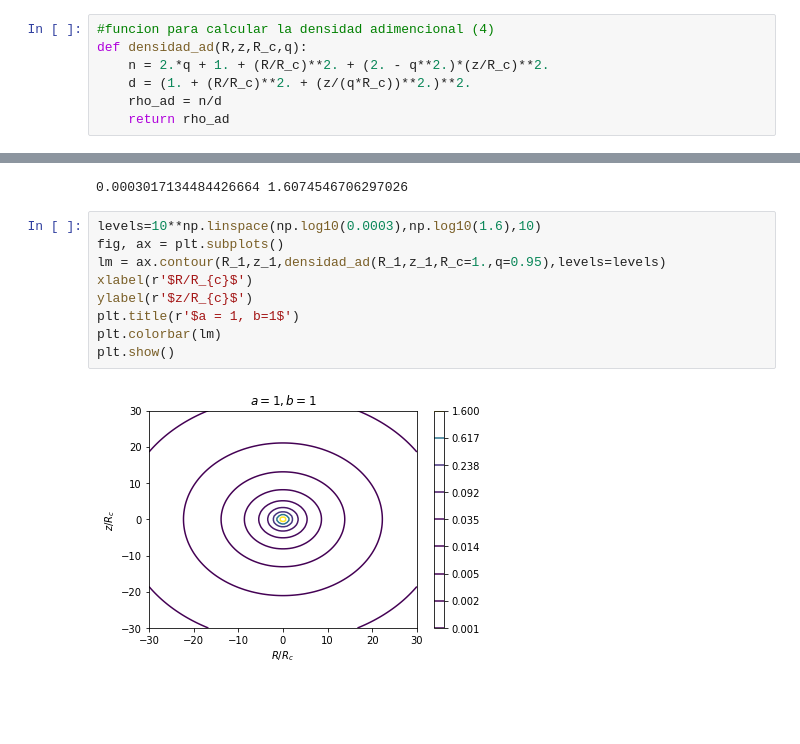
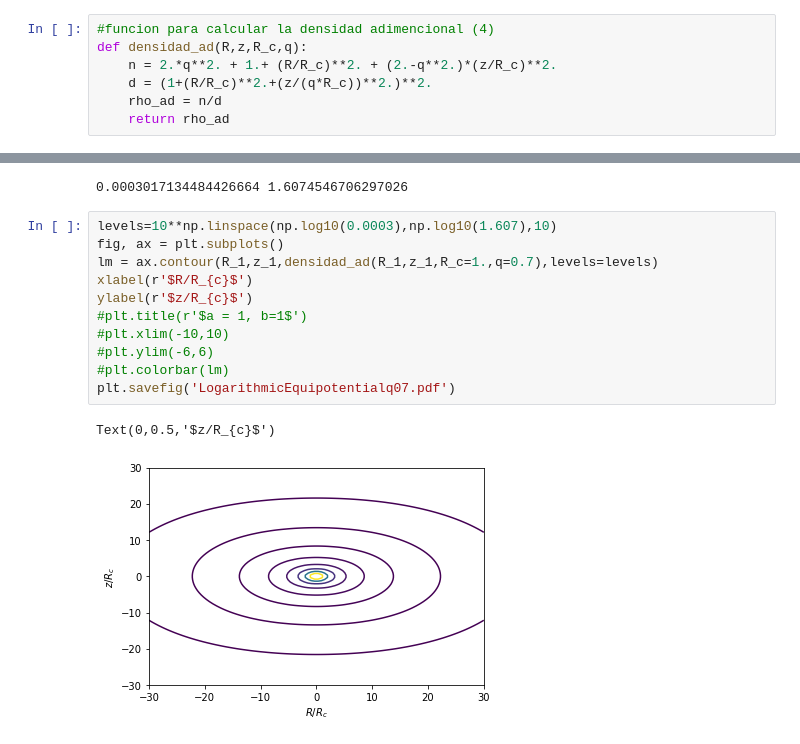
Before and after one commit to atalianb/ParaTesis, a Jupyter notebook: Logarithmic_potentials_v2.ipynb, the cells around one changed output, grey strips where cells are left out. Cells and saved outputs as stored; diff of their text form; blank space fills up the shorter version.

```diff
--- a/Logarithmic_potentials_v2.ipynb
+++ b/Logarithmic_potentials_v2.ipynb
@@ -44,8 +45,8 @@ plt.show()
 # %%
 #funcion para calcular la densidad adimencional (4)
 def densidad_ad(R,z,R_c,q):
-    n = 2.*q + 1. + (R/R_c)**2. + (2. - q**2.)*(z/R_c)**2.
-    d = (1. + (R/R_c)**2. + (z/(q*R_c))**2.)**2.
+    n = 2.*q**2. + 1.+ (R/R_c)**2. + (2.-q**2.)*(z/R_c)**2.
+    d = (1+(R/R_c)**2.+(z/(q*R_c))**2.)**2.
     rho_ad = n/d
     return rho_ad
 # %%
@@ -99,13 +116,16 @@ print np.min(densidad_ad(R_1,z_1,R_c=1.,q=0.7)),np.max(densidad_ad(R_1,z_1,R_c=1
 # %% [output]
 0.0003017134484426664 1.6074546706297026
 # %%
-levels=10**np.linspace(np.log10(0.0003),np.log10(1.6),10)
+levels=10**np.linspace(np.log10(0.0003),np.log10(1.607),10)
 fig, ax = plt.subplots()
-lm = ax.contour(R_1,z_1,densidad_ad(R_1,z_1,R_c=1.,q=0.95),levels=levels)
+lm = ax.contour(R_1,z_1,densidad_ad(R_1,z_1,R_c=1.,q=0.7),levels=levels)
 xlabel(r'$R/R_{c}$')
 ylabel(r'$z/R_{c}$')
-plt.title(r'$a = 1, b=1$')
-plt.colorbar(lm)
-plt.show()
+#plt.title(r'$a = 1, b=1$')
+#plt.xlim(-10,10)
+#plt.ylim(-6,6)
+#plt.colorbar(lm)
+plt.savefig('LogarithmicEquipotentialq07.pdf')
 # %% [output]
+Text(0,0.5,'$z/R_{c}$')
-[figure, old version]
+[figure, new version]
```
Also changed, not shown: parts of 9 cells of this notebook.
